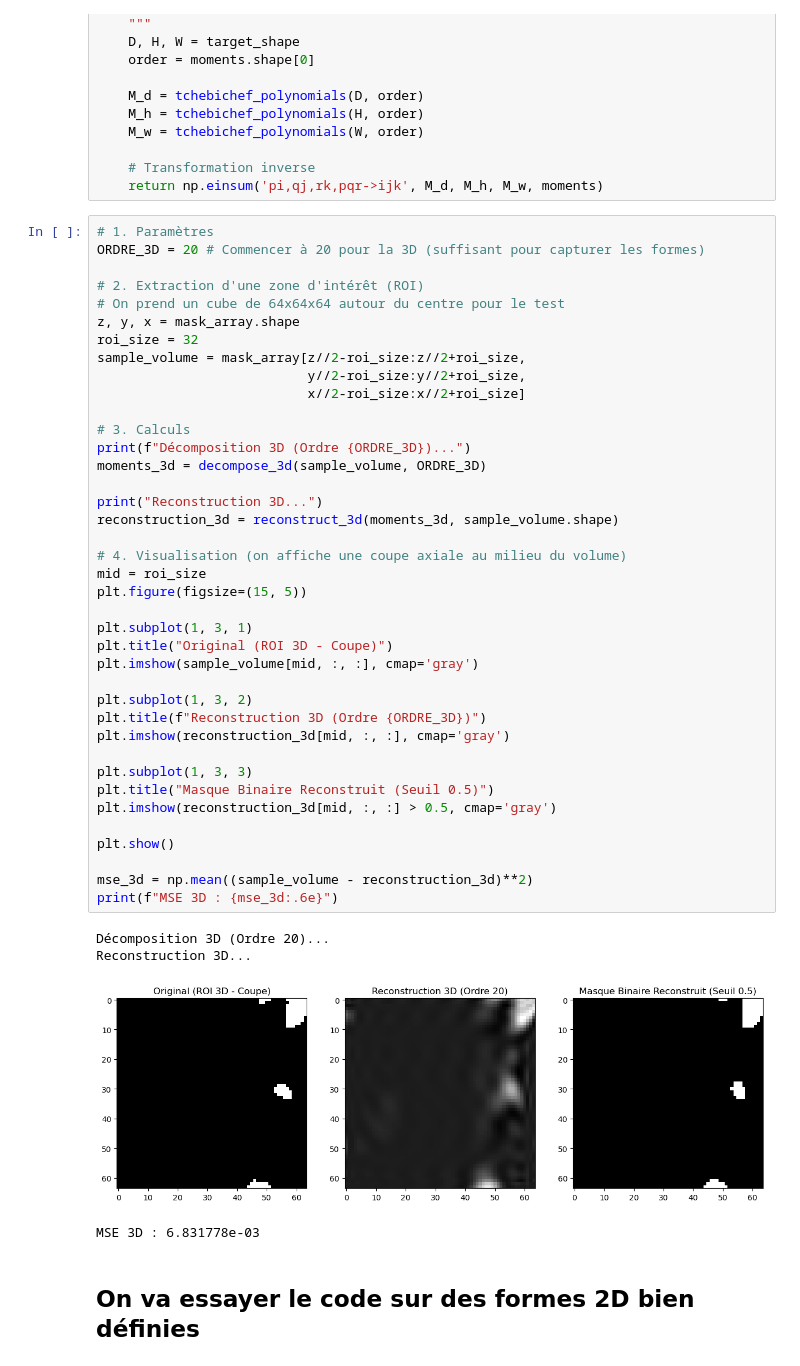
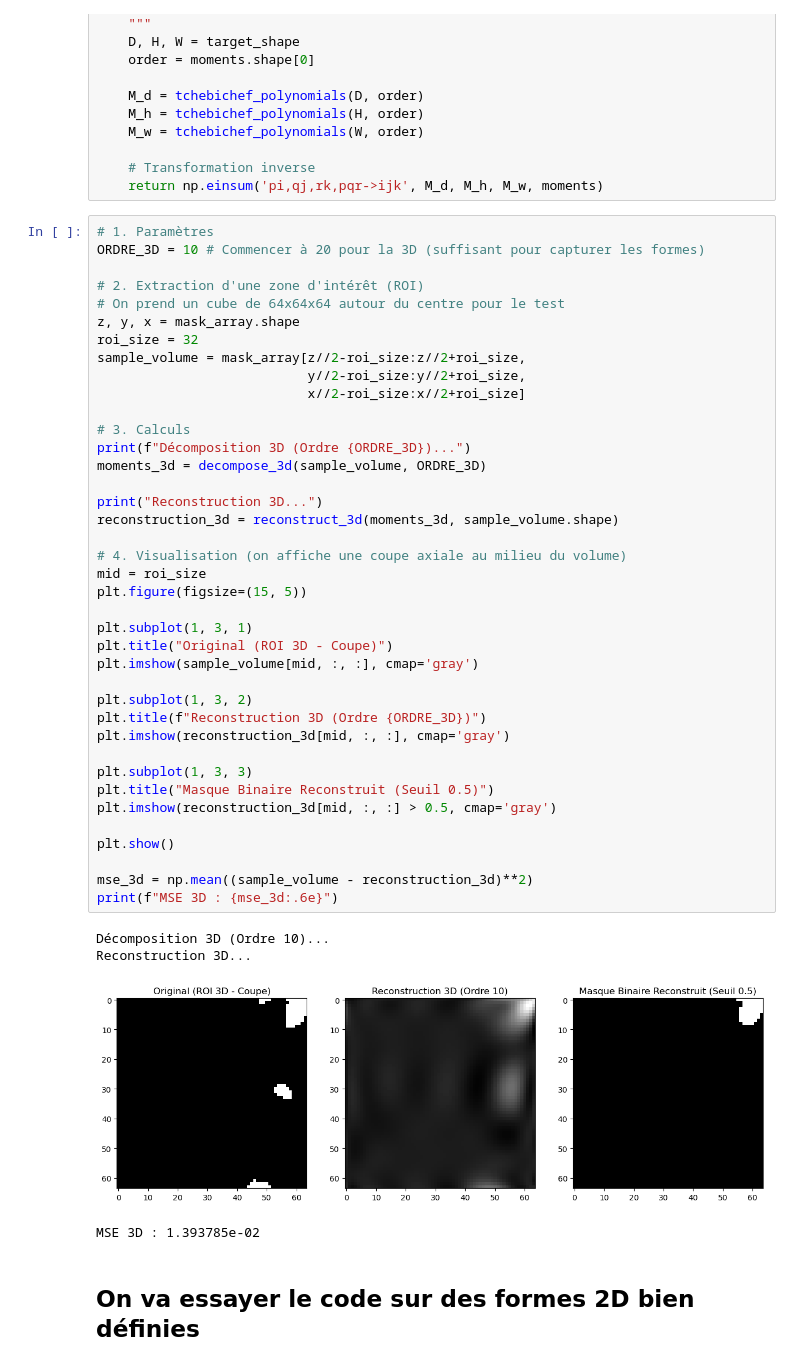
Before and after one commit to MonsOnc61/SIR-project, a Jupyter notebook: code/tchebychev_polynomial/decomposition_and_reconstruction.ipynb, the cells around one changed output. Saved outputs shown, nothing was run; the diff lists cells and outputs as text.

```diff
--- a/code/tchebychev_polynomial/decomposition_and_reconstruction.ipynb
+++ b/code/tchebychev_polynomial/decomposition_and_reconstruction.ipynb
@@ -147,7 +147,7 @@ def reconstruct_3d(moments, target_shape):
     return np.einsum('pi,qj,rk,pqr->ijk', M_d, M_h, M_w, moments)
 # %%
 # 1. Paramètres
-ORDRE_3D = 20 # Commencer à 20 pour la 3D (suffisant pour capturer les formes)
+ORDRE_3D = 10 # Commencer à 20 pour la 3D (suffisant pour capturer les formes)
 
 # 2. Extraction d'une zone d'intérêt (ROI)
 # On prend un cube de 64x64x64 autour du centre pour le test
@@ -159,36 +159,36 @@ sample_volume = mask_array[z//2-roi_size:z//2+roi_size,
 
 # 3. Calculs
 print(f"Décomposition 3D (Ordre {ORDRE_3D})...")
 moments_3d = decompose_3d(sample_volume, ORDRE_3D)
 
 print("Reconstruction 3D...")
 reconstruction_3d = reconstruct_3d(moments_3d, sample_volume.shape)
 
 # 4. Visualisation (on affiche une coupe axiale au milieu du volume)
 mid = roi_size
 plt.figure(figsize=(15, 5))
 
 plt.subplot(1, 3, 1)
 plt.title("Original (ROI 3D - Coupe)")
 plt.imshow(sample_volume[mid, :, :], cmap='gray')
 
 plt.subplot(1, 3, 2)
 plt.title(f"Reconstruction 3D (Ordre {ORDRE_3D})")
 plt.imshow(reconstruction_3d[mid, :, :], cmap='gray')
 
 plt.subplot(1, 3, 3)
 plt.title("Masque Binaire Reconstruit (Seuil 0.5)")
 plt.imshow(reconstruction_3d[mid, :, :] > 0.5, cmap='gray')
 
 plt.show()
 
 mse_3d = np.mean((sample_volume - reconstruction_3d)**2)
 print(f"MSE 3D : {mse_3d:.6e}")
 # %% [output]
-Décomposition 3D (Ordre 20)...
+Décomposition 3D (Ordre 10)...
 Reconstruction 3D...
-[figure, old version]
+[figure, new version]
-MSE 3D : 6.831778e-03
+MSE 3D : 1.393785e-02
 # %% [markdown]
 ## On va essayer le code sur des formes 2D bien définies
 # %%
```
Also changed, not shown: parts of 2 cells of this notebook, 4 other files.
